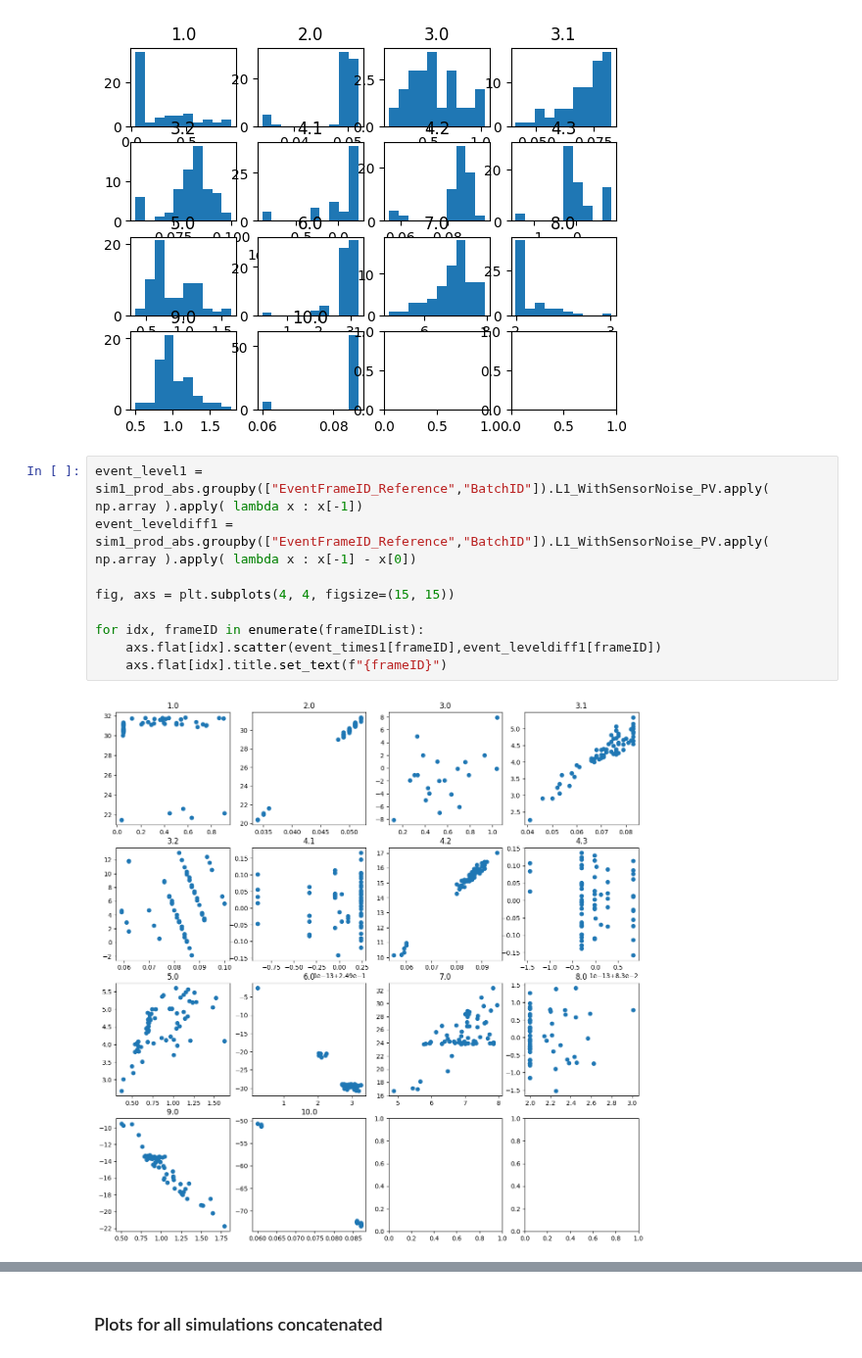
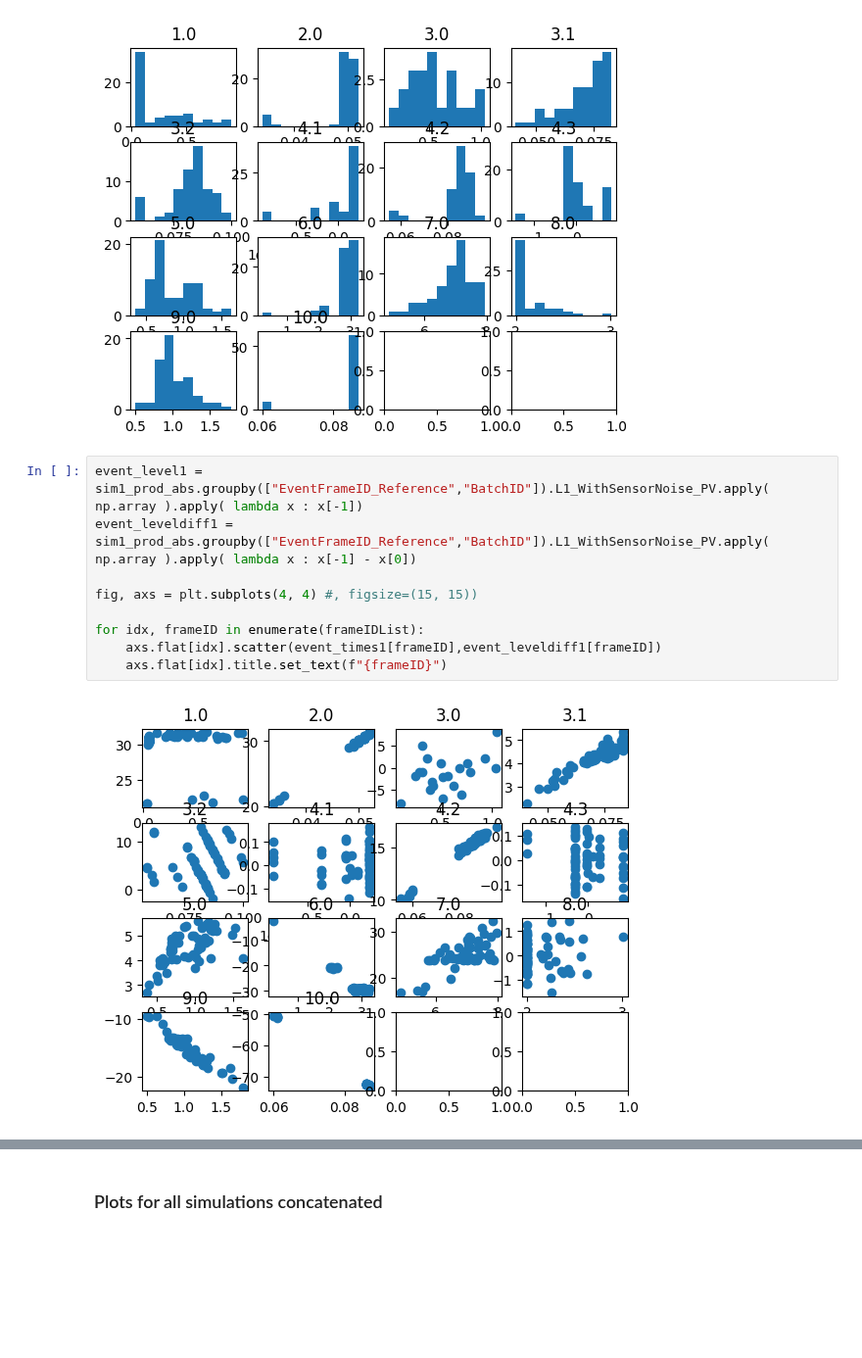
Before and after one commit to jonasbruhub/Analysis-of-Production-flow-systems-with-focus-on-industry, a Jupyter notebook: Simulations and code/Multiple Cycle Data exploration.ipynb, the cells around one changed output, grey strips where cells are left out. Shown at 98% size. Drawn from its saved outputs; the diff is of its cells as text; blank space fills up the shorter version.

```diff
--- a/Simulations and code/Multiple Cycle Data exploration.ipynb
+++ b/Simulations and code/Multiple Cycle Data exploration.ipynb
@@ -205,11 +205,11 @@ for idx, frameID in enumerate(frameIDList):
 # %%
 event_level1 = sim1_prod_abs.groupby(["EventFrameID_Reference","BatchID"]).L1_WithSensorNoise_PV.apply( np.array ).apply( lambda x : x[-1])
 event_leveldiff1 = sim1_prod_abs.groupby(["EventFrameID_Reference","BatchID"]).L1_WithSensorNoise_PV.apply( np.array ).apply( lambda x : x[-1] - x[0])
 
-fig, axs = plt.subplots(4, 4, figsize=(15, 15))
+fig, axs = plt.subplots(4, 4) #, figsize=(15, 15))
 
 for idx, frameID in enumerate(frameIDList):
     axs.flat[idx].scatter(event_times1[frameID],event_leveldiff1[frameID])
     axs.flat[idx].title.set_text(f"{frameID}")
 # %% [output]
-[figure, old version]
+[figure, new version]
```
Also changed, not shown: parts of 19 cells of this notebook.
